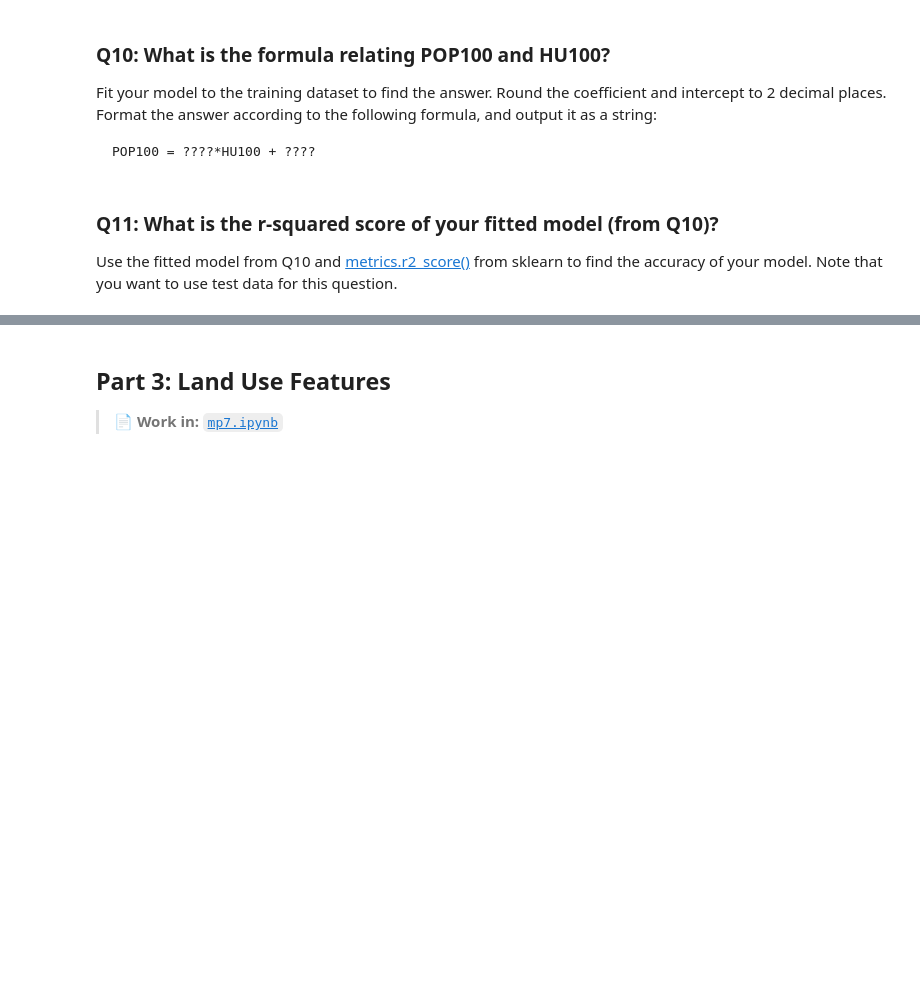
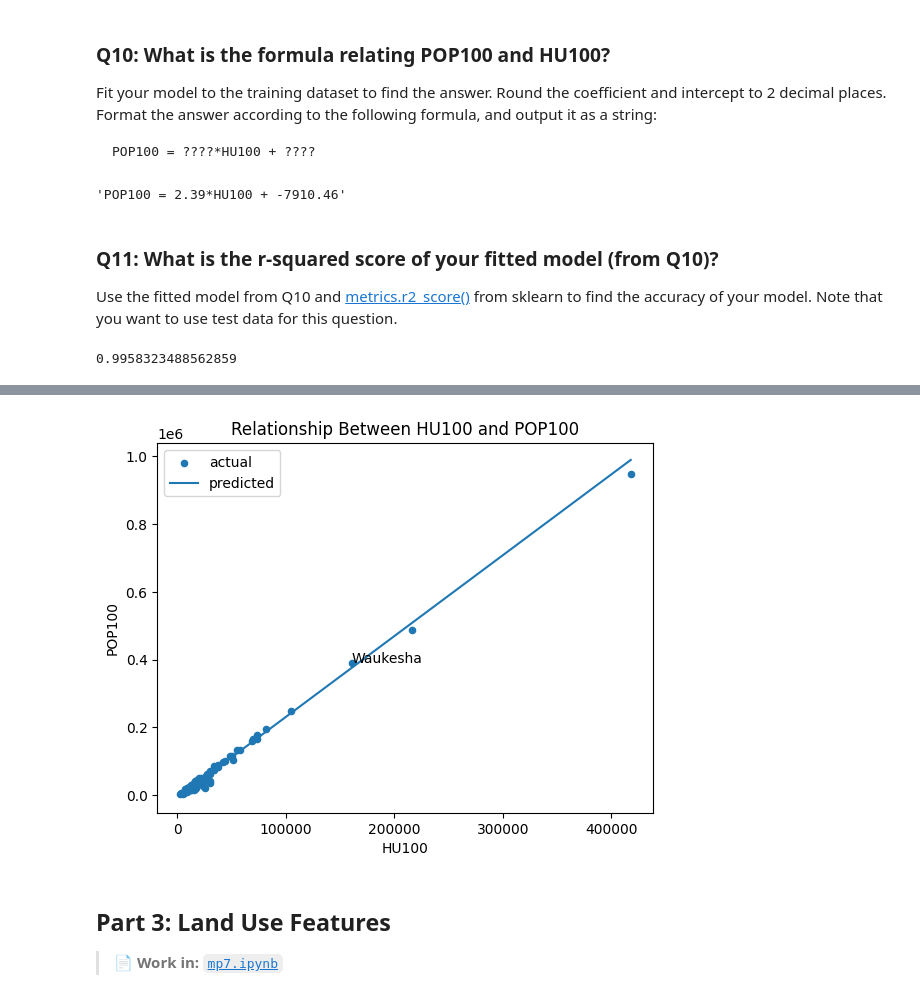
Before and after one commit to Holly-LeLe/cs320-labs-and-projects, a Jupyter notebook: projects/mp7/mp7.ipynb, the cells around one changed output, grey strips where cells are left out. Drawn from its saved outputs; the diff is of its cells as text; code cells hidden in the pictures; blank space fills up the shorter version.

````diff
--- a/projects/mp7/mp7.ipynb
+++ b/projects/mp7/mp7.ipynb
@@ -168,6 +219,24 @@ using the `pd.merge(...)` function with the `on=????` parameter or the `left_on=
 and `right_on=????` parameters: https://pandas.pydata.org/docs/reference/api/pandas.merge.html.
 # %%
 # Feature 2 - HU100
+conn = sqlite3.connect("counties_tracts.db")
+
+hu_df = pd.read_sql("""
+SELECT counties.NAME, SUM(tracts.HU100) AS HU100
+FROM counties
+INNER JOIN tracts
+ON counties.COUNTY = tracts.COUNTY
+GROUP BY counties.NAME
+""", conn)
+
+gdf2 = gpd.read_file("counties.geojson")
+gdf2 = gdf2.merge(hu_df, on="NAME", how="left")
+
+train2, test2 = train_test_split(
+    gdf2,
+    test_size=0.25,
+    random_state=320
+)
 # %% [markdown]
 ### Q6: What are the counties in the test dataset?
 
@@ -207,12 +329,26 @@ POP100 = ????*HU100 + ????
 ```
 # %%
 #Q10
+model2 = LinearRegression()
+model2.fit(train2[["HU100"]], train2["POP100"])
+
+coef = round(model2.coef_[0], 2)
+intercept = round(model2.intercept_, 2)
+
+f"POP100 = {coef}*HU100 + {intercept}"
+# %% [output]
+'POP100 = 2.39*HU100 + -7910.46'
 # %% [markdown]
 ### Q11: What is the r-squared score of your fitted model (from Q10)?
 
 Use the fitted model from Q10 and [metrics.r2_score()](https://scikit-learn.org/stable/modules/generated/sklearn.metrics.r2_score.html) from sklearn to find the accuracy of your model. Note that you want to use test data for this question.
 # %%
 #Q11
+from sklearn import metrics
+pred = model2.predict(test2[["HU100"]])
+float(metrics.r2_score(test2["POP100"], pred))
+# %% [output]
+0.9958323488562859
 # %% [markdown]
 ### Q12: What is the relationship between HU100 and POP100, visually?
 
@@ -228,14 +364,28 @@ Use `.text` to annotate Waukesha County, and a legend to label the actual and pr
 # %%
 #Q12
 fig, ax = plt.subplots()
 
 # PLOT HERE
+all_df = gdf2.sort_values("HU100").copy()
+all_df["predicted"] = model2.predict(all_df[["HU100"]])
+
+all_df.plot.scatter(x="HU100", y="POP100", ax=ax, label="actual")
+all_df.plot.line(x="HU100", y="predicted", ax=ax, label="predicted")
+
+waukesha = all_df[all_df["NAME"] == "Waukesha County"].iloc[0]
+ax.text(waukesha["HU100"], waukesha["POP100"], "Waukesha")
+
+ax.set_title("Relationship Between HU100 and POP100")
+ax.set_xlabel("HU100")
+ax.set_ylabel("POP100")
 
 # IMPORTANT -- Do not remove --
 with open("Q12.pkl", "wb") as f:
     pickle.dump(fig, f)
 
 plt.show()
+# %% [output]
+[figure, added]
 # %% [markdown]
 ## Part 3: Land Use Features
 > 📄 **Work in:** [`mp7.ipynb`](mp7.ipynb)
````
Also changed, not shown: parts of 21 cells of this notebook, 5 other files.
